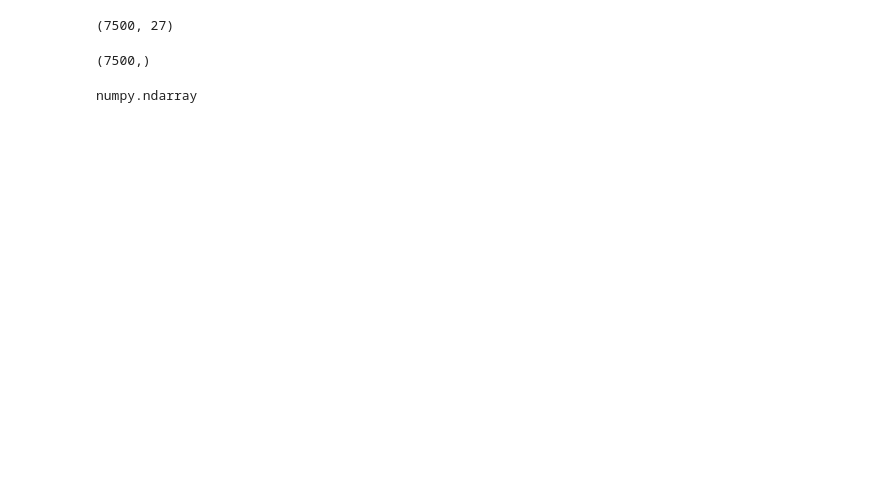
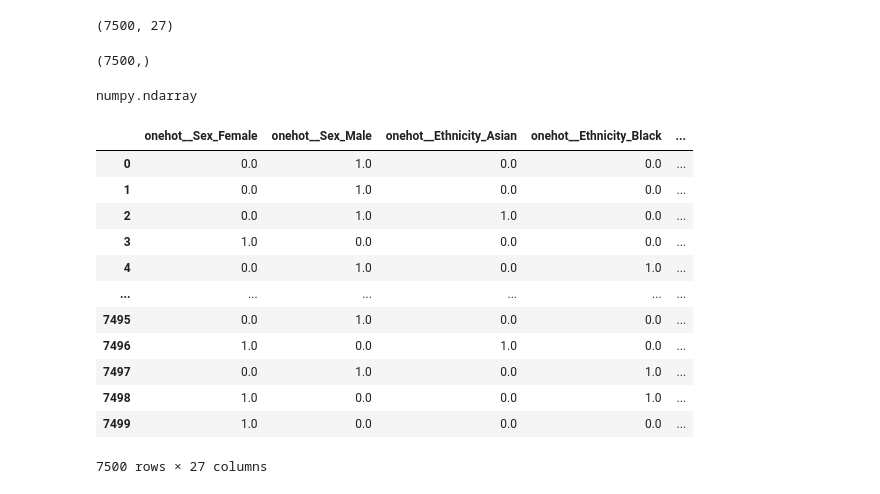
Before and after one commit to Pablo-Sant/Classificacao_diabetes, a Jupyter notebook: notebooks/02-processing.ipynb, the cells around one changed output. Saved outputs shown, nothing was run; the diff lists cells and outputs as text; code cells hidden in the pictures; blank space fills up the shorter version.

```diff
--- a/notebooks/02-processing.ipynb
+++ b/notebooks/02-processing.ipynb
@@ -208,0 +180,3 @@ x_train, x_test, y_train, y_test = train_test_split(x_previsoras, y_classe, test
+# %%
+numericas = x_train.select_dtypes(include=["int", "float"])
+indices_numericos_train = [x_train.columns.get_loc(i) for i in numericas]
@@ -209,3 +187,11 @@ x_train, x_test, y_train, y_test = train_test_split(x_previsoras, y_classe, test
+# %%
+preprocessor = ColumnTransformer([
+    ('onehot', OneHotEncoder(), indices_categoricos_train),
+    ('scaler', StandardScaler(), indices_numericos_train)
+])
+# %%
+x_train = preprocessor.fit_transform(x_train)
+x_test = preprocessor.transform(x_test)
 # %%
 x_train.shape
 # %% [output]
@@ -214,3 +200,27 @@ x_train.shape
 y_train.shape
 # %% [output]
 (7500,)
+# %%
+type(x_train)
+# %% [output]
+numpy.ndarray
+# %%
+feature_names = preprocessor.get_feature_names_out()
+x_train_DF = pd.DataFrame(x_train, columns=feature_names)
+x_test_DF = pd.DataFrame(x_test, columns=feature_names)
+# %%
+x_train_DF
+# %% [output]
+|  | onehot__Sex_Female | onehot__Sex_Male | onehot__Ethnicity_Asian | onehot__Ethnicity_Black | ... |
+| 0 | 0.0 | 1.0 | 0.0 | 0.0 | ... |
+| 1 | 0.0 | 1.0 | 0.0 | 0.0 | ... |
+| 2 | 0.0 | 1.0 | 1.0 | 0.0 | ... |
+| 3 | 1.0 | 0.0 | 0.0 | 0.0 | ... |
+| 4 | 0.0 | 1.0 | 0.0 | 1.0 | ... |
+| ... | ... | ... | ... | ... | ... |
+| 7495 | 0.0 | 1.0 | 0.0 | 0.0 | ... |
+| 7496 | 1.0 | 0.0 | 1.0 | 0.0 | ... |
+| 7497 | 0.0 | 1.0 | 0.0 | 1.0 | ... |
+| 7498 | 1.0 | 0.0 | 0.0 | 1.0 | ... |
+| 7499 | 1.0 | 0.0 | 0.0 | 0.0 | ... |
+7500 rows × 27 columns
@@ -219,6 +233,2 @@ y_train.to_csv('../data/processed/y_train.csv', index=False) # Salvar sem o índ
 # %%
 y_test.to_csv('../data/processed/y_test.csv', index=False)
-# %%
-type(x_train)
-# %% [output]
-numpy.ndarray
```
Also changed, not shown: parts of 24 cells of this notebook, 1 other file.
